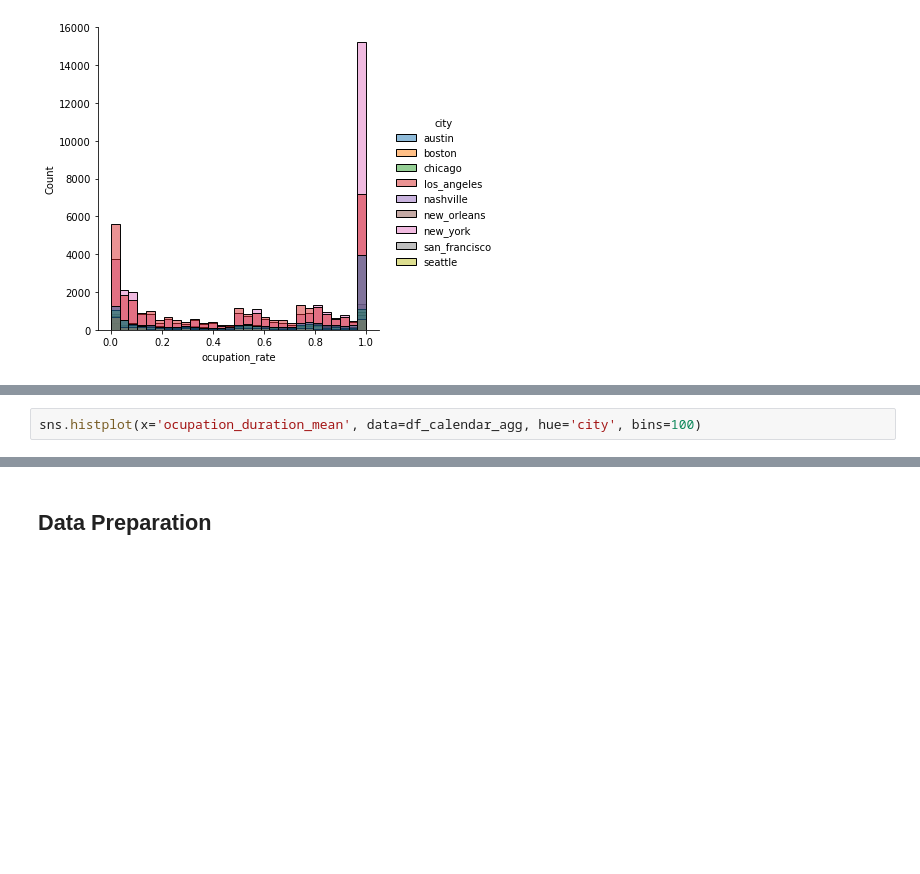
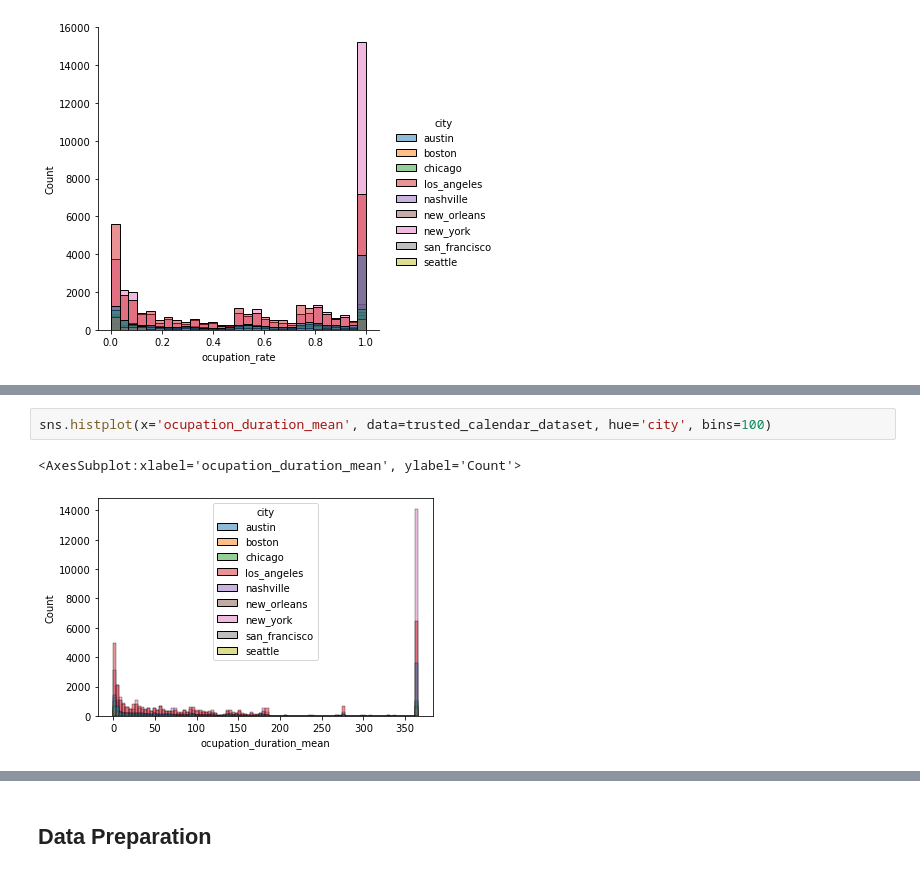
Before and after one commit to vpontello/AirBnb_feature_importance, a Jupyter notebook: DataScience_Post.ipynb, the cells around one changed output, grey strips where cells are left out. Drawn from its saved outputs; the diff is of its cells as text; blank space fills up the shorter version.

```diff
--- a/DataScience_Post.ipynb
+++ b/DataScience_Post.ipynb
@@ -521,3 +527,6 @@ sns.displot(x='ocupation_rate', data=trusted_calendar_dataset, hue='city')
 # %%
-sns.histplot(x='ocupation_duration_mean', data=df_calendar_agg, hue='city', bins=100)
+sns.histplot(x='ocupation_duration_mean', data=trusted_calendar_dataset, hue='city', bins=100)
+# %% [output]
+<AxesSubplot:xlabel='ocupation_duration_mean', ylabel='Count'>
+[figure, added]
 # %%
```
Also changed, not shown: parts of 67 cells of this notebook.
